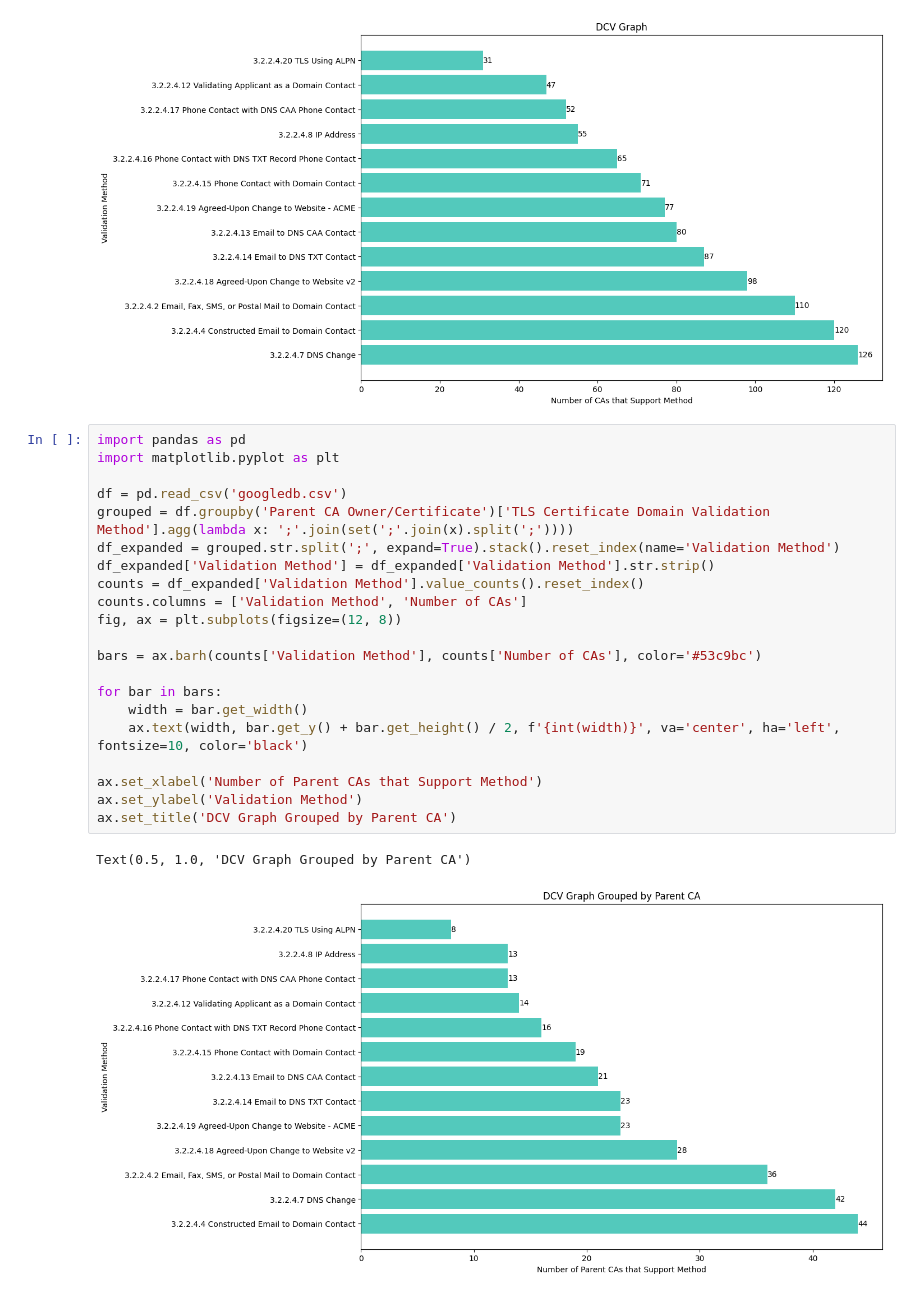
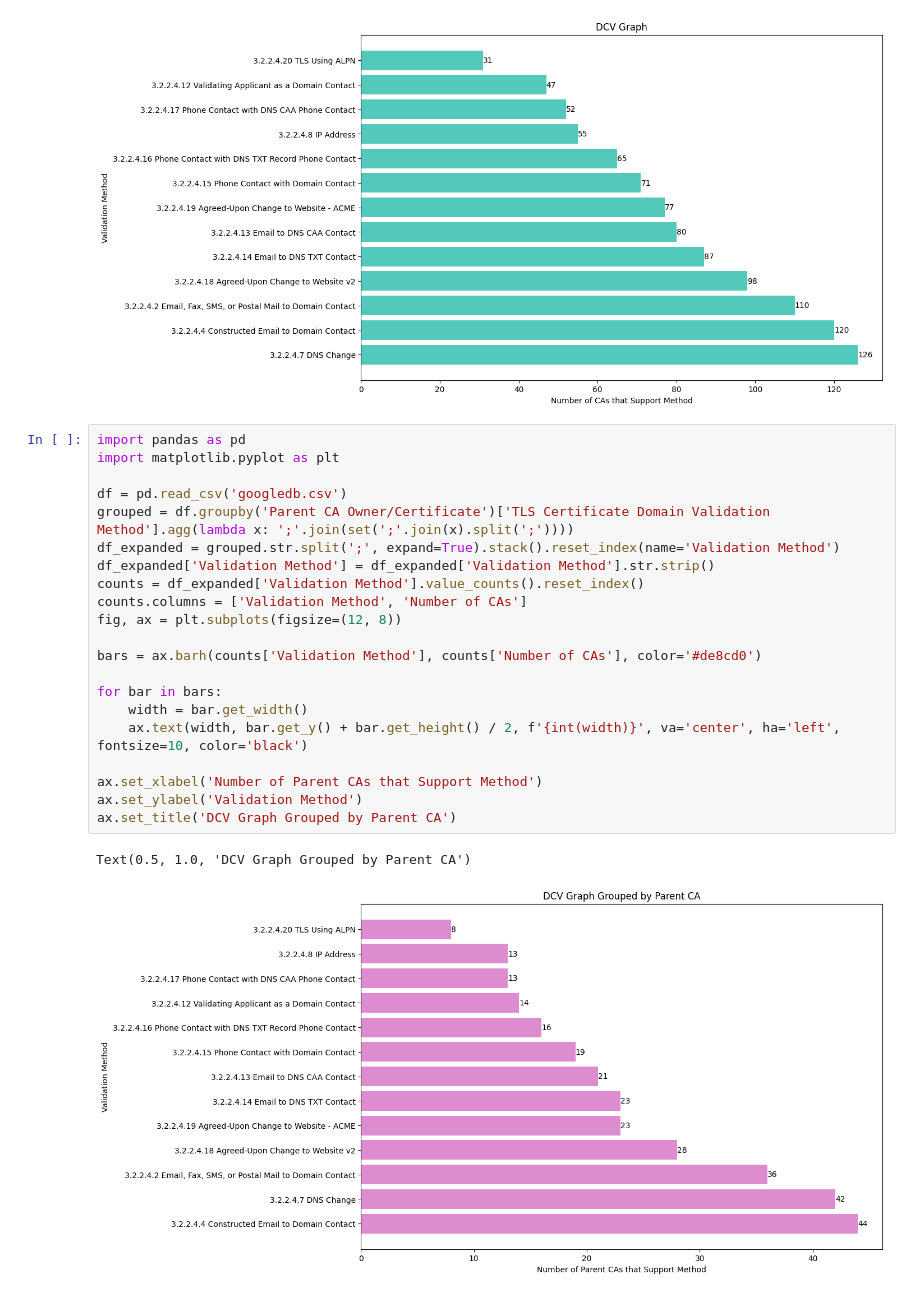
Before and after one commit to derekgreene11/WebPKI, a Jupyter notebook: CA_DCV_METHODS.ipynb, the cells around one changed output. Saved outputs shown, nothing was run; the diff lists cells and outputs as text.

```diff
--- a/CA_DCV_METHODS.ipynb
+++ b/CA_DCV_METHODS.ipynb
@@ -24,24 +24,24 @@ Text(0.5, 1.0, 'DCV Graph')
 # %%
 import pandas as pd
 import matplotlib.pyplot as plt
 
 df = pd.read_csv('googledb.csv')
 grouped = df.groupby('Parent CA Owner/Certificate')['TLS Certificate Domain Validation Method'].agg(lambda x: ';'.join(set(';'.join(x).split(';'))))
 df_expanded = grouped.str.split(';', expand=True).stack().reset_index(name='Validation Method')
 df_expanded['Validation Method'] = df_expanded['Validation Method'].str.strip()
 counts = df_expanded['Validation Method'].value_counts().reset_index()
 counts.columns = ['Validation Method', 'Number of CAs']
 fig, ax = plt.subplots(figsize=(12, 8))
 
-bars = ax.barh(counts['Validation Method'], counts['Number of CAs'], color='#53c9bc')
+bars = ax.barh(counts['Validation Method'], counts['Number of CAs'], color='#de8cd0')
 
 for bar in bars:
     width = bar.get_width()
     ax.text(width, bar.get_y() + bar.get_height() / 2, f'{int(width)}', va='center', ha='left', fontsize=10, color='black')
 
 ax.set_xlabel('Number of Parent CAs that Support Method')
 ax.set_ylabel('Validation Method')
 ax.set_title('DCV Graph Grouped by Parent CA')
 # %% [output]
 Text(0.5, 1.0, 'DCV Graph Grouped by Parent CA')
-[figure, old version]
+[figure, new version]
```
